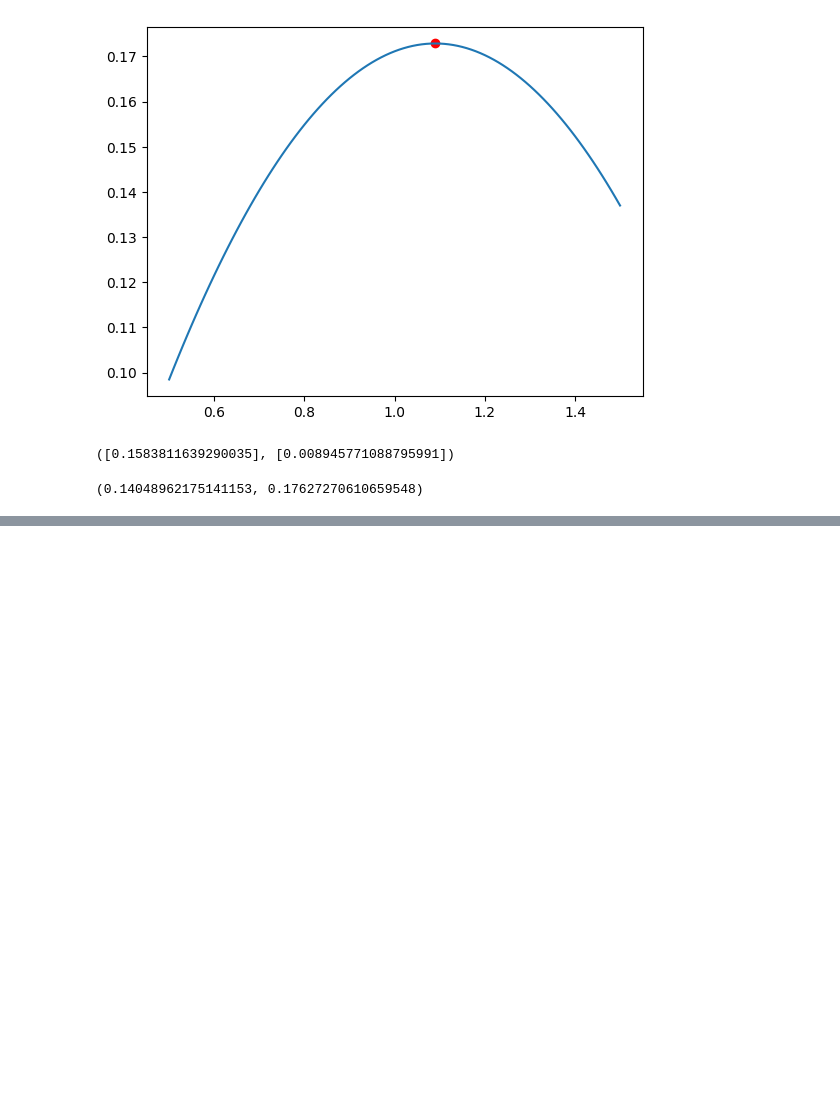
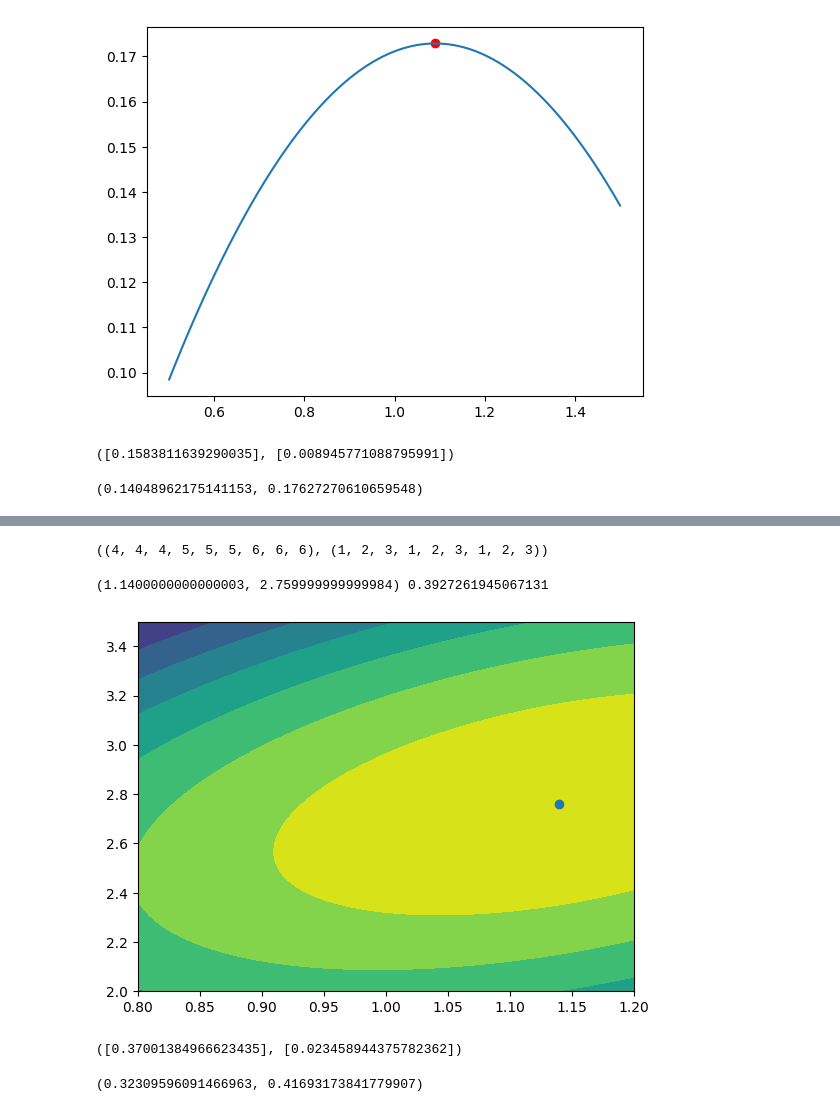
Before and after one commit to alextanhongpin/python-experimentation-for-engineers, a Jupyter notebook: 04_rsm.v2.ipynb, the cells around one changed output, grey strips where cells are left out. Cells and saved outputs as stored; diff of their text form; code cells hidden in the pictures; blank space fills up the shorter version.

```diff
--- a/04_rsm.v2.ipynb
+++ b/04_rsm.v2.ipynb
@@ -110,0 +230,41 @@ aggregate_measurement[0] - 2 * standard_error[0], aggregate_measurement[
+# %%
+import itertools
+
+# Note that the x and y is inversed
+y, x = list(zip(*itertools.product([4, 5, 6], [1, 2, 3])))
+y, x
+# %% [output]
+((4, 4, 4, 5, 5, 5, 6, 6, 6), (1, 2, 3, 1, 2, 3, 1, 2, 3))
+# %%
+parameters = np.array(parameters)
+x0_values = np.arange(parameters[:, 0].min(), parameters[:, 0].max() + 1e-6, 0.01)
+x1_values = np.arange(parameters[:, 1].min(), parameters[:, 1].max() + 1e-6, 0.01)
+# x = np.array(list(itertools.product(x0_values, x1_values)))
+x0hat_2d, x1hat_2d = np.meshgrid(x0_values, x1_values)
+x0hat = x0hat_2d.flatten()
+x1hat = x1hat_2d.flatten()
+x = list(zip(x0hat, x1hat))
+y = p.predict(PolynomialFeatures(degree=2).fit_transform(x))
+
+i = y.argmax()
+print(x[i], y[i])
+# %% [output]
+(1.1400000000000003, 2.759999999999984) 0.3927261945067131
+# %%
+plt.contourf(x0_values, x1_values, y.reshape(-1, x0_values.shape[0]))
+plt.scatter(*x[i]);
+# %% [output]
+[figure, added]
+# %%
+aggregate_measurement, standard_error = run_experiment_2D(
+    15000, parameters=[(threshold_opt, order_size_opt)]
+)
+aggregate_measurement, standard_error
+# %% [output]
+([0.37001384966623435], [0.023458944375782362])
+# %%
+aggregate_measurement[0] - 2 * standard_error[0], aggregate_measurement[
+    0
+] + 2 * standard_error[0]
+# %% [output]
+(0.32309596091466963, 0.41693173841779907)
```
Also changed, not shown: parts of 13 cells of this notebook, 7 other files.
